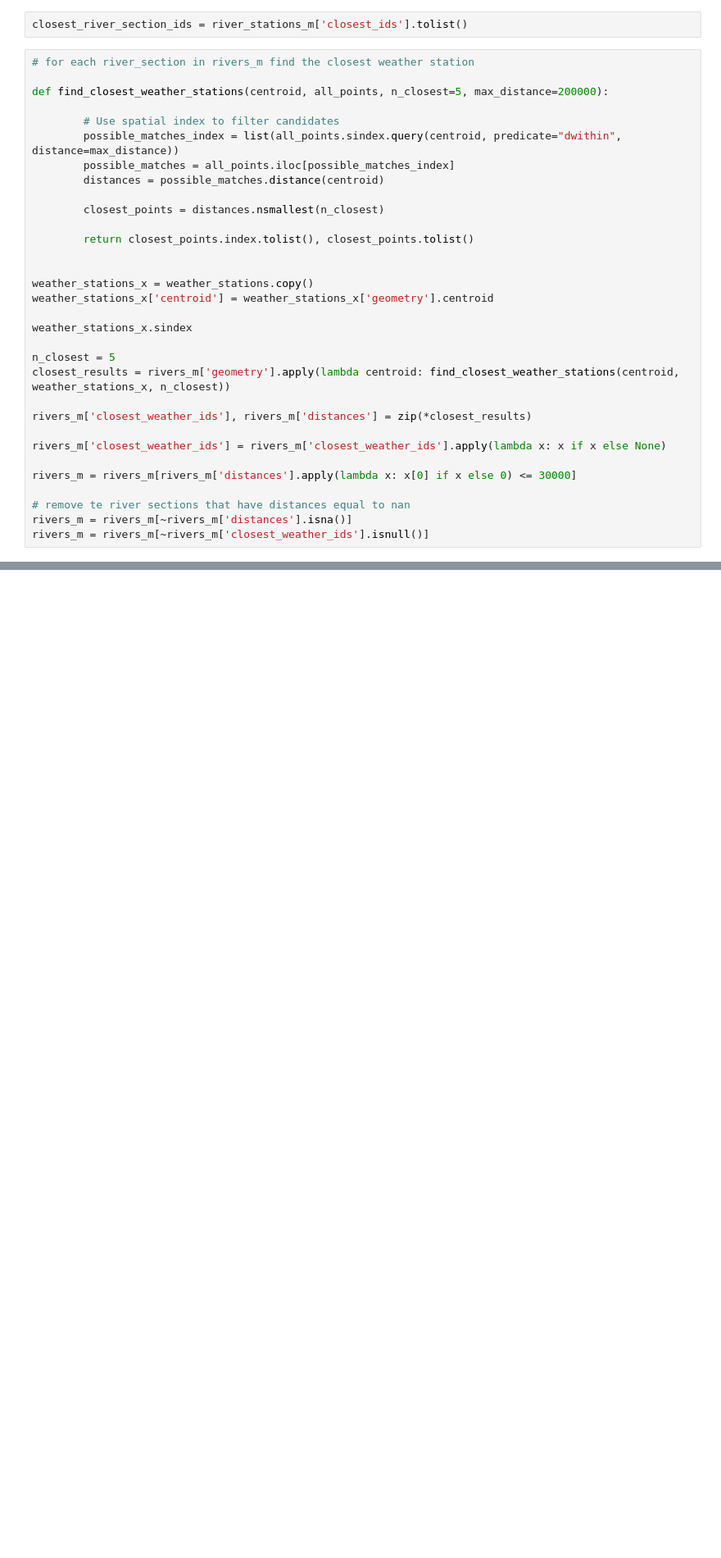
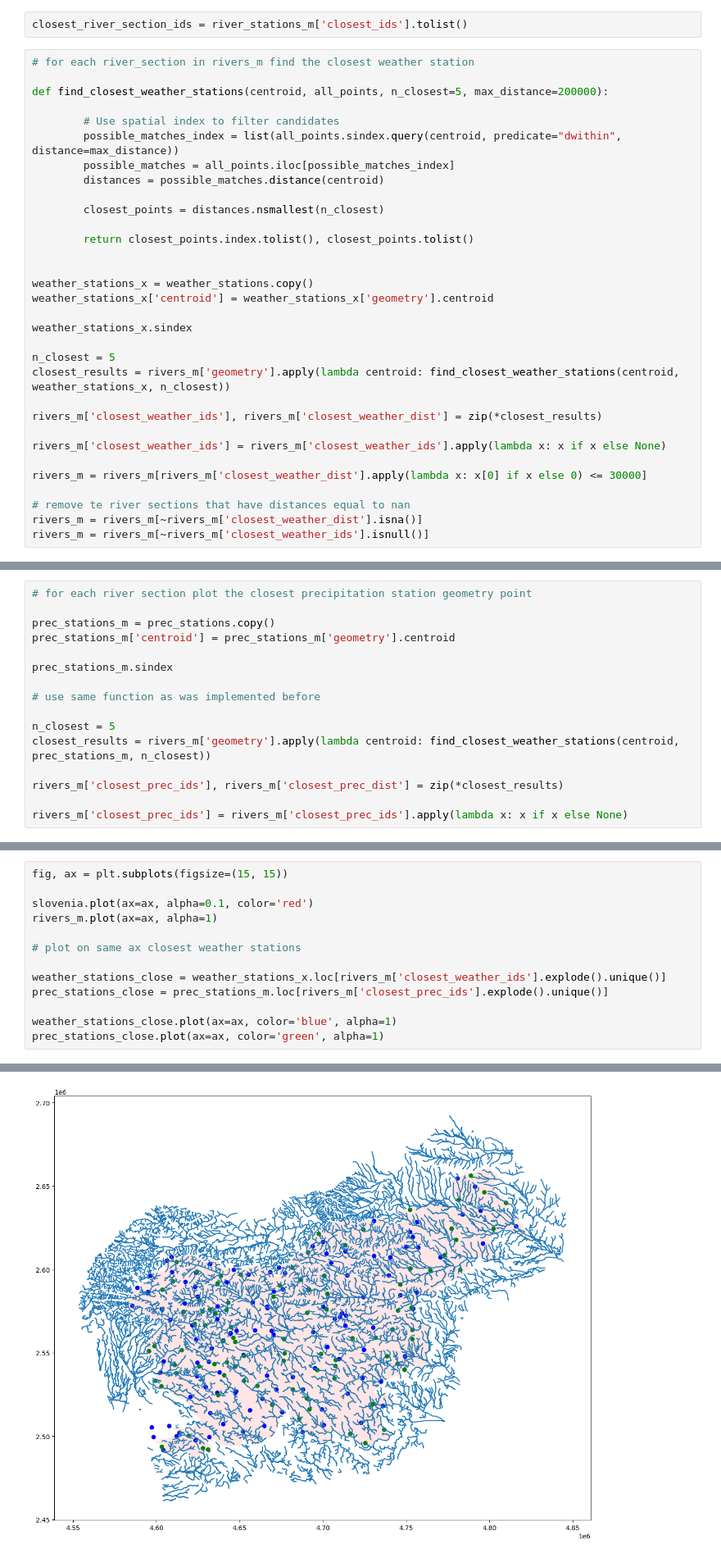
Before and after one commit to LongarMD/ijs-reke, a Jupyter notebook: data.ipynb, the cells around one changed output, grey strips where cells are left out. Shown at 82% size. Drawn from its saved outputs; the diff is of its cells as text; blank space fills up the shorter version.

Commit message:
close stations

```diff
--- a/data.ipynb
+++ b/data.ipynb
@@ -209,14 +209,14 @@ weather_stations_x.sindex
 n_closest = 5
 closest_results = rivers_m['geometry'].apply(lambda centroid: find_closest_weather_stations(centroid, weather_stations_x, n_closest))
 
-rivers_m['closest_weather_ids'], rivers_m['distances'] = zip(*closest_results)
+rivers_m['closest_weather_ids'], rivers_m['closest_weather_dist'] = zip(*closest_results)
 
 rivers_m['closest_weather_ids'] = rivers_m['closest_weather_ids'].apply(lambda x: x if x else None)
 
-rivers_m = rivers_m[rivers_m['distances'].apply(lambda x: x[0] if x else 0) <= 30000]
+rivers_m = rivers_m[rivers_m['closest_weather_dist'].apply(lambda x: x[0] if x else 0) <= 30000]
 
 # remove te river sections that have distances equal to nan
-rivers_m = rivers_m[~rivers_m['distances'].isna()]
+rivers_m = rivers_m[~rivers_m['closest_weather_dist'].isna()]
 rivers_m = rivers_m[~rivers_m['closest_weather_ids'].isnull()]
 # %%
 fig, ax = plt.subplots(figsize=(15, 15))
@@ -236,3 +226,19 @@ rivers_m.plot(ax=ax, alpha=1)
 # %% [output]
 <Axes: >
 [figure]
+# %%
+# for each river section plot the closest precipitation station geometry point
+
+prec_stations_m = prec_stations.copy()
+prec_stations_m['centroid'] = prec_stations_m['geometry'].centroid
+
+prec_stations_m.sindex
+
+# use same function as was implemented before
+
+n_closest = 5
+closest_results = rivers_m['geometry'].apply(lambda centroid: find_closest_weather_stations(centroid, prec_stations_m, n_closest))
+
+rivers_m['closest_prec_ids'], rivers_m['closest_prec_dist'] = zip(*closest_results)
+
+rivers_m['closest_prec_ids'] = rivers_m['closest_prec_ids'].apply(lambda x: x if x else None)
@@ -238,0 +261,14 @@ rivers_m.plot(ax=ax, alpha=1)
+# %%
+fig, ax = plt.subplots(figsize=(15, 15))
+
+slovenia.plot(ax=ax, alpha=0.1, color='red')
+rivers_m.plot(ax=ax, alpha=1)
+
+# plot on same ax closest weather stations
+
+weather_stations_close = weather_stations_x.loc[rivers_m['closest_weather_ids'].explode().unique()]
+prec_stations_close = prec_stations_m.loc[rivers_m['closest_prec_ids'].explode().unique()]
+
+weather_stations_close.plot(ax=ax, color='blue', alpha=1)
+prec_stations_close.plot(ax=ax, color='green', alpha=1)
+# %% [output]
@@ -238,0 +276 @@ rivers_m.plot(ax=ax, alpha=1)
+[figure, added]
```
Also changed, not shown: parts of 3 cells of this notebook.
